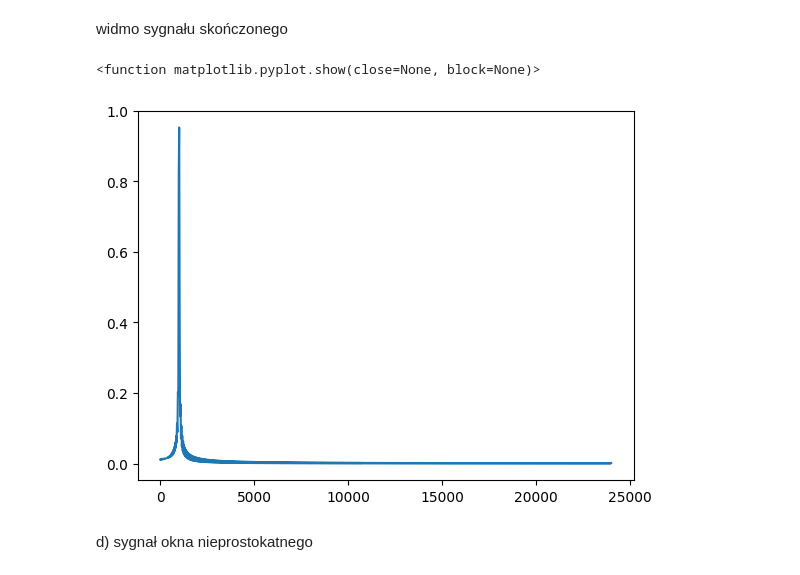
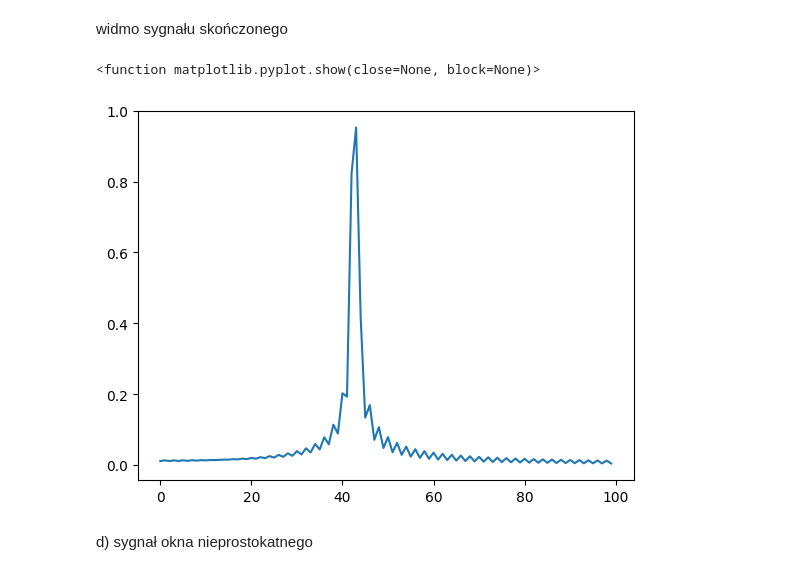
Before and after one commit to tynka022/SignalAnalisis, a Jupyter notebook: lab2/sprawozdanie2MToborek.ipynb, the cells around one changed output. Cells and saved outputs as stored; diff of their text form; code cells hidden in the pictures.

```diff
--- a/lab2/sprawozdanie2MToborek.ipynb
+++ b/lab2/sprawozdanie2MToborek.ipynb
@@ -76,12 +78,12 @@ widmo sygnału skończonego
 # %%
 wid_s =  np.abs(np.fft.rfft(sygn))/ 1024
 
 fig, ax = plt.subplots()
-ax.plot(f, wid_s)
+ax.plot(wid_s[0:100])
 plt.show
 # %% [output]
 <function matplotlib.pyplot.show(close=None, block=None)>
-[figure, old version]
+[figure, new version]
 # %% [markdown]
 d) sygnał okna nieprostokatnego
 # %%
```
Also changed, not shown: parts of 27 cells of this notebook.
